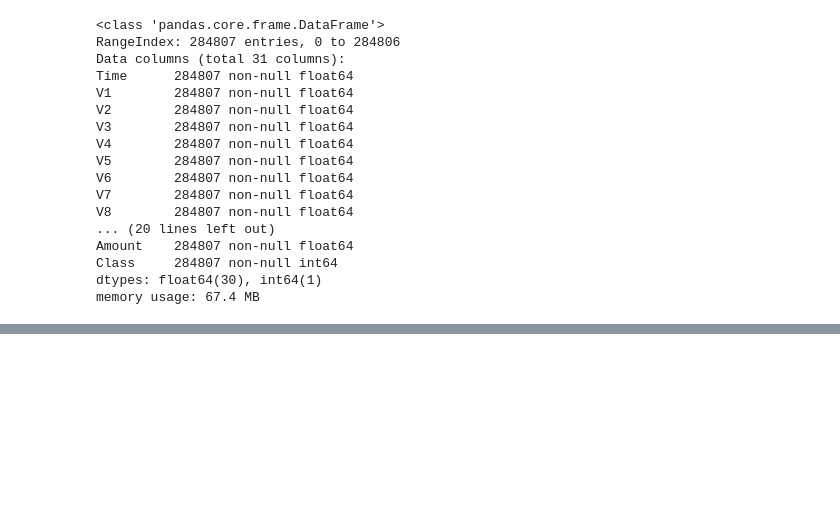
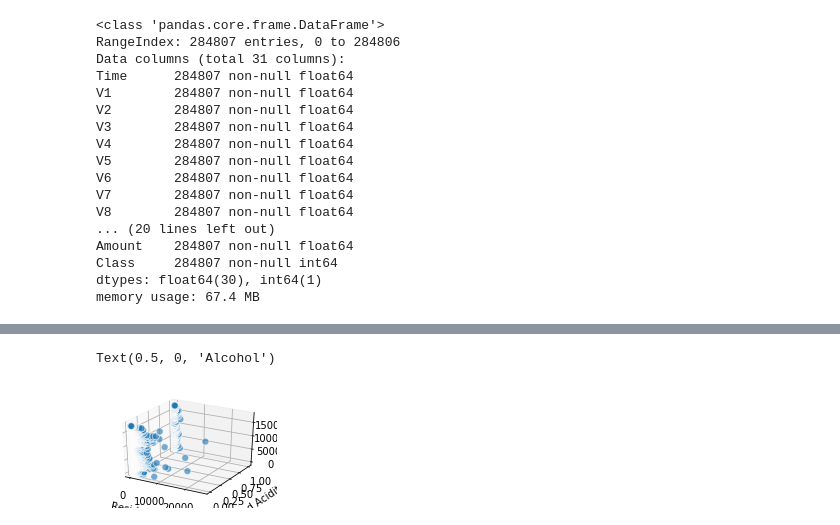
Before and after one commit to harshitgupta1998/Credit-Card-Fraud-Detection-Using-SMOTE, a Jupyter notebook: kernel7f0ac9c051.ipynb, the cells around one changed output, grey strips where cells are left out. Saved outputs shown, nothing was run; the diff lists cells and outputs as text; code cells hidden in the pictures; blank space fills up the shorter version.

```diff
--- a/kernel7f0ac9c051.ipynb
+++ b/kernel7f0ac9c051.ipynb
@@ -106,0 +140,15 @@ print(amt_df)
+# %%
+fig = plt.figure(figsize=(3,2 ))
+ax = fig.add_subplot(111, projection='3d')
+
+xs = data['Amount']
+ys = data['Class']
+zs = data['Time']
+ax.scatter(xs, ys, zs, s=50, alpha=0.6, edgecolors='w')
+
+ax.set_xlabel('Residual Sugar')
+ax.set_ylabel('Fixed Acidity')
+ax.set_zlabel('Alcohol')
+# %% [output]
+Text(0.5, 0, 'Alcohol')
+[figure, added]
```
Also changed, not shown: parts of 5 cells of this notebook.
